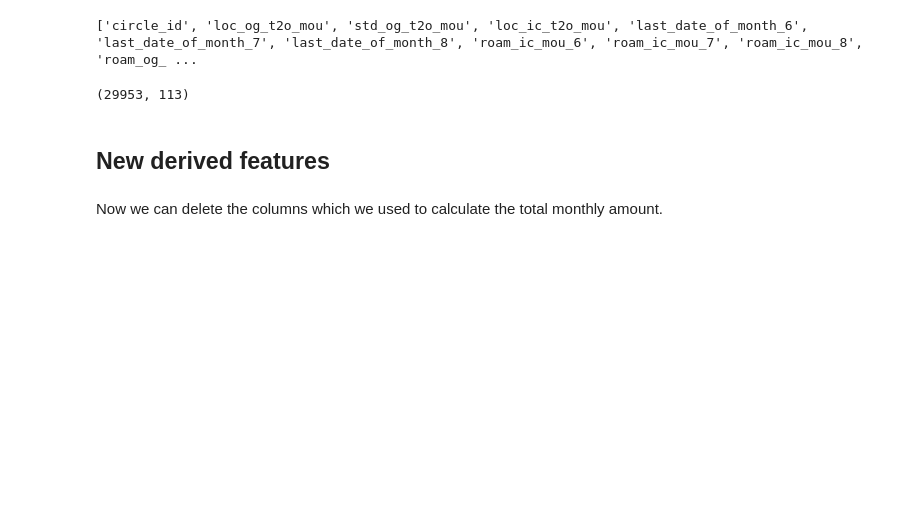
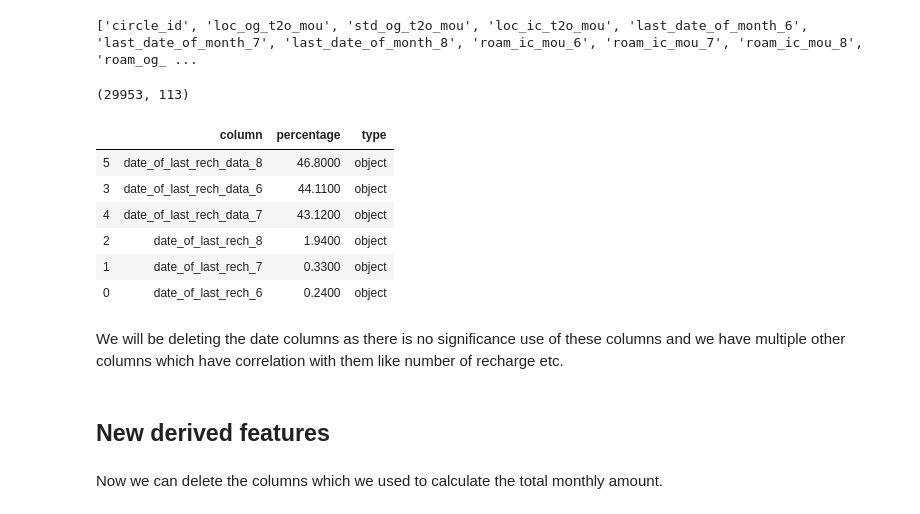
Before and after one commit to ashwanikumar04/telecom-churn-case-study, a Jupyter notebook: telecom-churn.ipynb, the cells around one changed output. Drawn from its saved outputs; the diff is of its cells as text; code cells hidden in the pictures; blank space fills up the shorter version.

```diff
--- a/telecom-churn.ipynb
+++ b/telecom-churn.ipynb
@@ -40,8 +40,12 @@ def get_columns_with_nan_percentage(df):
     } for c in df.columns
                 if round(100 *
                          (df[c].isnull().sum() / len(df[c].index)), 2) > 0]
-    return pd.DataFrame.from_records(nan_cols).sort_values(by=['percentage'],
+
+    if len(nan_cols)>0:
+        return pd.DataFrame.from_records(nan_cols).sort_values(by=['percentage'],
                                                            ascending=False)
+    else:
+        return pd.DataFrame.from_records(nan_cols)
 
 
 def convert_to_category(columns):
@@ -242,3 +291,16 @@ telecom_data = telecom_data.drop(columns_with_more_than_70_percent_same_value,
 telecom_data.shape
 # %% [output]
 (29953, 113)
+# %%
+nan_df = get_columns_with_nan_percentage(telecom_data)
+nan_df
+# %% [output]
+|  | column | percentage | type |
+| 5 | date_of_last_rech_data_8 | 46.8000 | object |
+| 3 | date_of_last_rech_data_6 | 44.1100 | object |
+| 4 | date_of_last_rech_data_7 | 43.1200 | object |
+| 2 | date_of_last_rech_8 | 1.9400 | object |
+| 1 | date_of_last_rech_7 | 0.3300 | object |
+| 0 | date_of_last_rech_6 | 0.2400 | object |
+# %% [markdown]
+We will be deleting the date columns as there is no significance use of these columns and we have multiple other columns which have correlation with them like number of recharge etc.
```
Also changed, not shown: parts of 18 cells of this notebook.
